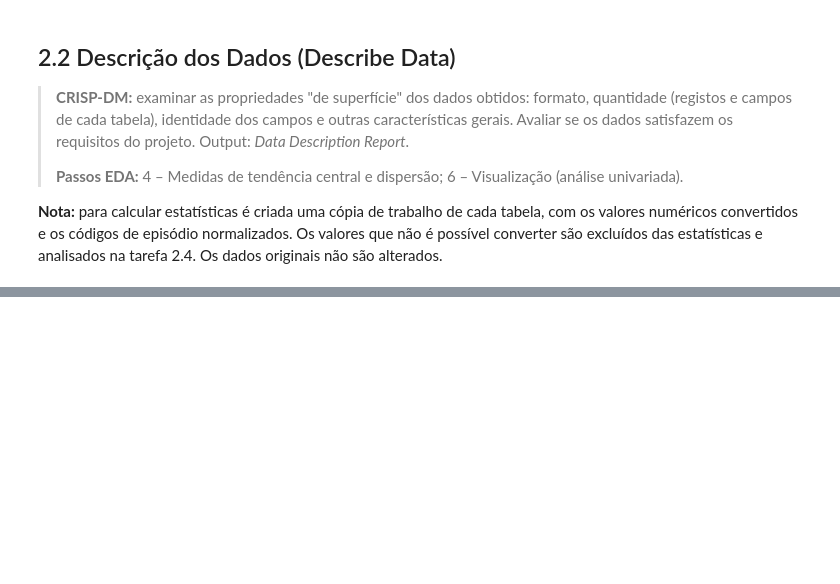
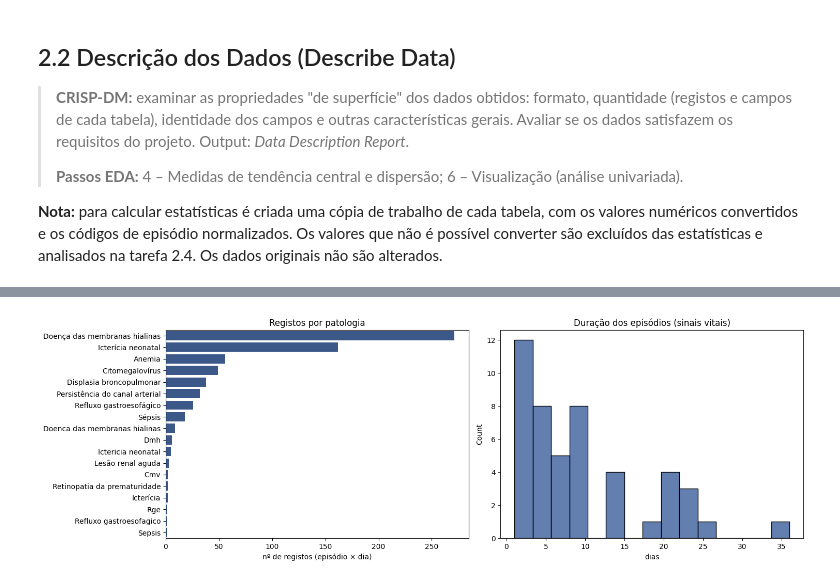
Before and after one commit to goncalorg10/aase-neonatal, a Jupyter notebook: 01_data_understanding.ipynb, the cells around one changed output, grey strips where cells are left out. Drawn from its saved outputs; the diff is of its cells as text; code cells hidden in the pictures; blank space fills up the shorter version.

Commit message:
tarefa 2.2 do Data Understanding

```diff
--- a/01_data_understanding.ipynb
+++ b/01_data_understanding.ipynb
@@ -271,0 +320,23 @@ Sem normalização, os sinais vitais têm 58 códigos de episódio e as patologi
+# %%
+# =============================================================================
+# 2.2.3 Quantidade de dados
+# Nº de episódios (com códigos normalizados), período coberto e quanto tempo
+# cada episódio está registado (dias e horas). A duração por episódio é a
+# base da futura variável "duração do internamento" (objetivo DM2).
+# =============================================================================
+print("Episódios (normalizados) -> sinais:", sv["episodio"].nunique(),
+      "| patologias:", pat["episodio"].nunique(),
+      "| total:", len(set(sv["episodio"]) | set(pat["episodio"])))
+print("Período dos sinais vitais:", sv["data_dt"].min().date(), "->", sv["data_dt"].max().date())
+print("Período das patologias:   ", pat["data_dt"].min().date(), "->", pat["data_dt"].max().date())
+
+por_episodio = sv.groupby("episodio").agg(
+    registos=("hora", "size"),
+    dias_distintos=("data_dt", "nunique"),
+    primeiro_dia=("data_dt", "min"),
+    ultimo_dia=("data_dt", "max"),
+)
+por_episodio["duracao_dias"] = (por_episodio["ultimo_dia"] - por_episodio["primeiro_dia"]).dt.days + 1
+
+print("\nResumo por episódio (sinais vitais):")
+display(por_episodio[["registos", "dias_distintos", "duracao_dias"]].describe().round(1))
@@ -271,0 +453,22 @@ Sem normalização, os sinais vitais têm 58 códigos de episódio e as patologi
+# %%
+# =============================================================================
+# 2.2.8 Visualização das patologias e da duração dos episódios (Passo 6)
+# Esquerda: nº de registos por patologia (mostra o desequilíbrio entre classes)
+# Direita: duração de cada episódio em dias (base da variável alvo da regressão)
+# =============================================================================
+fig, axes = plt.subplots(1, 2, figsize=(15, 5))
+
+freq = pat["patologia"].value_counts()
+sns.barplot(x=freq.values, y=freq.index, ax=axes[0], color="#2F5496")
+axes[0].set_title("Registos por patologia")
+axes[0].set_xlabel("nº de registos (episódio × dia)")
+axes[0].set_ylabel("")
+
+sns.histplot(por_episodio["duracao_dias"], bins=15, ax=axes[1], color="#2F5496")
+axes[1].set_title("Duração dos episódios (sinais vitais)")
+axes[1].set_xlabel("dias")
+
+plt.tight_layout()
+plt.show()
+# %% [output]
+[figure, added]
```
Also changed, not shown: parts of 9 cells of this notebook.
